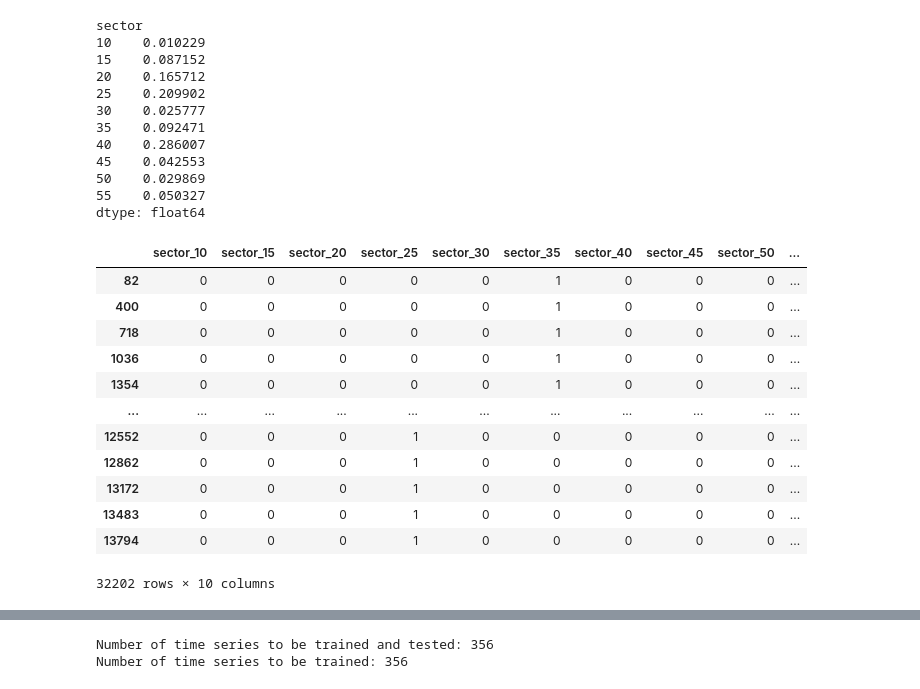
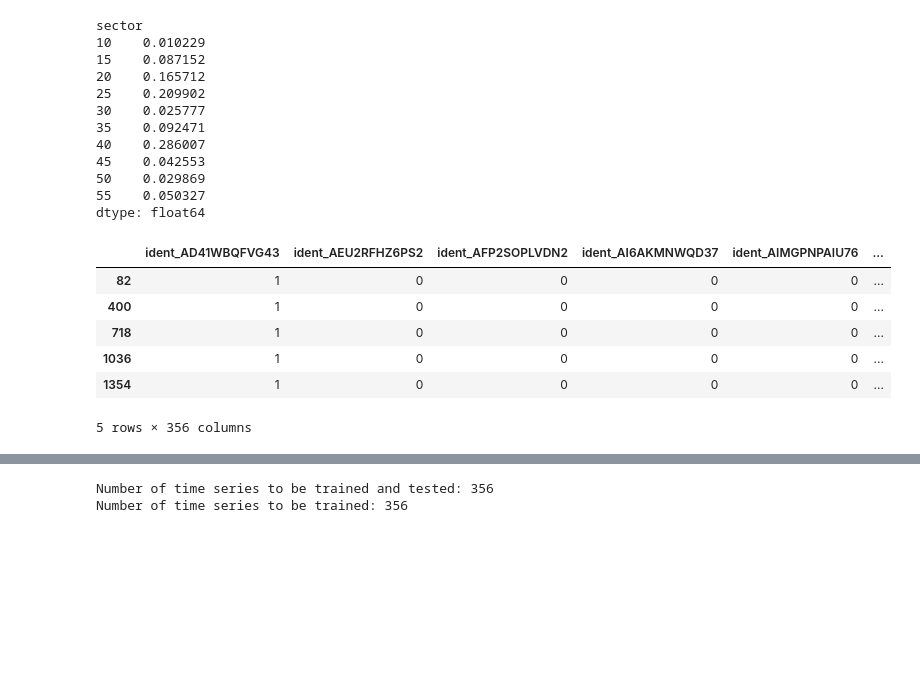
Before and after one commit to doogzultz/time_series_project, a Jupyter notebook: model_test_simple_and_classical.ipynb, the cells around one changed output, grey strips where cells are left out. Saved outputs shown, nothing was run; the diff lists cells and outputs as text; code cells hidden in the pictures; blank space fills up the shorter version.

```diff
--- a/model_test_simple_and_classical.ipynb
+++ b/model_test_simple_and_classical.ipynb
@@ -145,21 +145,16 @@ sector
 dtype: float64
 # %%
 sector_onehot = pd.get_dummies(data['sector'], prefix='sector')
-sector_onehot
+ident_onehot = pd.get_dummies(data['identifier'], prefix='ident')
+ident_onehot.head()
 # %% [output]
-|  | sector_10 | sector_15 | sector_20 | sector_25 | sector_30 | sector_35 | sector_40 | sector_45 | sector_50 | ... |
-| 82 | 0 | 0 | 0 | 0 | 0 | 1 | 0 | 0 | 0 | ... |
-| 400 | 0 | 0 | 0 | 0 | 0 | 1 | 0 | 0 | 0 | ... |
-| 718 | 0 | 0 | 0 | 0 | 0 | 1 | 0 | 0 | 0 | ... |
-| 1036 | 0 | 0 | 0 | 0 | 0 | 1 | 0 | 0 | 0 | ... |
-| 1354 | 0 | 0 | 0 | 0 | 0 | 1 | 0 | 0 | 0 | ... |
-| ... | ... | ... | ... | ... | ... | ... | ... | ... | ... | ... |
-| 12552 | 0 | 0 | 0 | 1 | 0 | 0 | 0 | 0 | 0 | ... |
-| 12862 | 0 | 0 | 0 | 1 | 0 | 0 | 0 | 0 | 0 | ... |
-| 13172 | 0 | 0 | 0 | 1 | 0 | 0 | 0 | 0 | 0 | ... |
-| 13483 | 0 | 0 | 0 | 1 | 0 | 0 | 0 | 0 | 0 | ... |
-| 13794 | 0 | 0 | 0 | 1 | 0 | 0 | 0 | 0 | 0 | ... |
+|  | ident_AD41WBQFVG43 | ident_AEU2RFHZ6PS2 | ident_AFP2SOPLVDN2 | ident_AI6AKMNWQD37 | ident_AIMGPNPAIU76 | ... |
+| 82 | 1 | 0 | 0 | 0 | 0 | ... |
+| 400 | 1 | 0 | 0 | 0 | 0 | ... |
+| 718 | 1 | 0 | 0 | 0 | 0 | ... |
+| 1036 | 1 | 0 | 0 | 0 | 0 | ... |
+| 1354 | 1 | 0 | 0 | 0 | 0 | ... |
-32202 rows × 10 columns
+5 rows × 356 columns
 # %%
 target = data['target']
 data.drop(columns = ['sector', 'target'], inplace = True)
```
Also changed, not shown: parts of 11 cells of this notebook.
